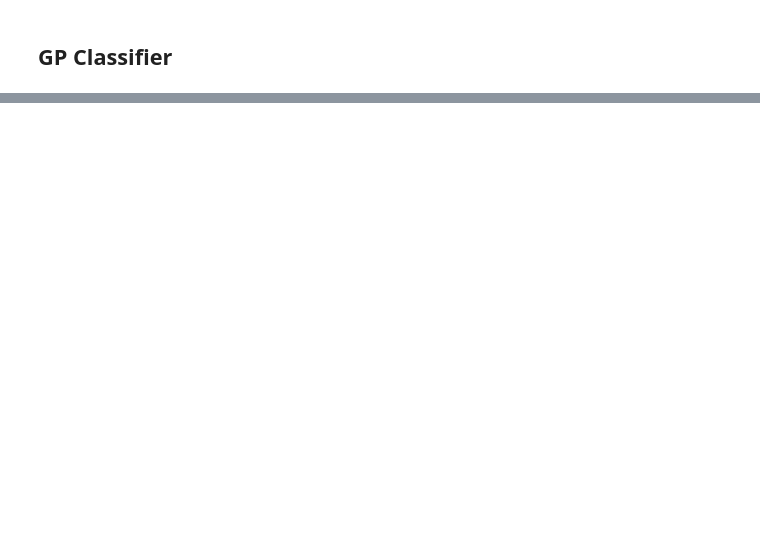
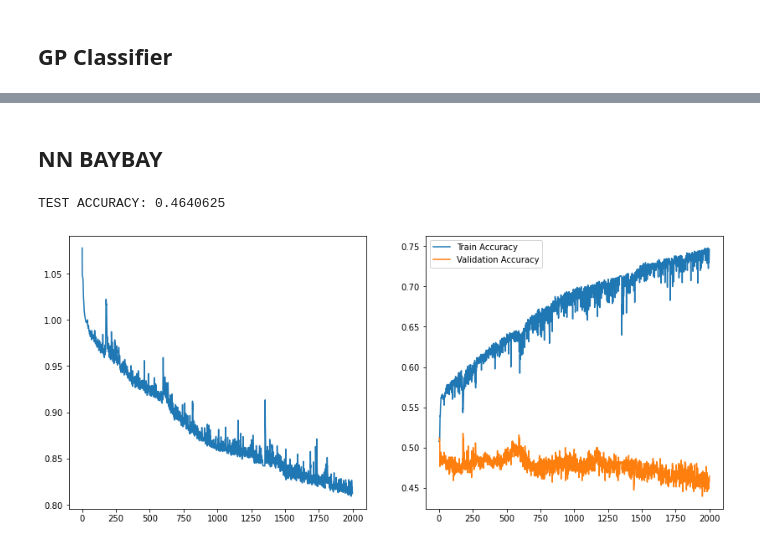
Before and after one commit to CoopLo/nfl_betting, a Jupyter notebook: basic_strategy.ipynb, the cells around one changed output, grey strips where cells are left out. Cells and saved outputs as stored; diff of their text form; code cells hidden in the pictures; blank space fills up the shorter version.

```diff
--- a/basic_strategy.ipynb
+++ b/basic_strategy.ipynb
@@ -60,0 +94,2 @@ print(model.score(X_test, y_test[:,1]))
+# %% [markdown]
+## NN BAYBAY
@@ -60,0 +128,12 @@ print(model.score(X_test, y_test[:,1]))
+# %%
+model = nn.Sequential(
+    nn.Linear(6, 64),
+    nn.ReLU(),
+    nn.Linear(64,64),
+    nn.ReLU(),
+    nn.Linear(64, 3),
+    nn.Softmax(dim=1)
+).double()
+
+criterion = nn.CrossEntropyLoss()
+optimizer = Adam(model.parameters(), lr=1e-3, weight_decay=1e-6)
@@ -60,0 +159,31 @@ print(model.score(X_test, y_test[:,1]))
+# %%
+losses = []
+train_accuracies = []
+val_accuracies = []
+for i in tqdm(range(2000)):
+    total_loss = 0
+    model.train()
+    for bn, (dx, dy) in enumerate(train_set):
+        pred = model(dx)
+
+        loss = criterion(dy, pred)
+        total_loss += loss.item()
+
+        optimizer.zero_grad()
+        loss.backward()
+        optimizer.step()
+
+    losses.append(total_loss/bn)
+    val_accuracies.append(evaluate(model, valid_set))
+    train_accuracies.append(evaluate(model, train_set))
+# %%
+print("TEST ACCURACY: {}".format(evaluate(model, test_set)))
+fig, ax = plt.subplots(figsize=(14,6), ncols=2)
+ax[0].plot(losses)
+ax[1].plot(train_accuracies, label="Train Accuracy")
+ax[1].plot(val_accuracies, label="Validation Accuracy")
+ax[1].legend(loc='best')
+plt.show()
+# %% [output]
+TEST ACCURACY: 0.4640625
+[figure, added]
```
Also changed, not shown: parts of 9 cells of this notebook.
